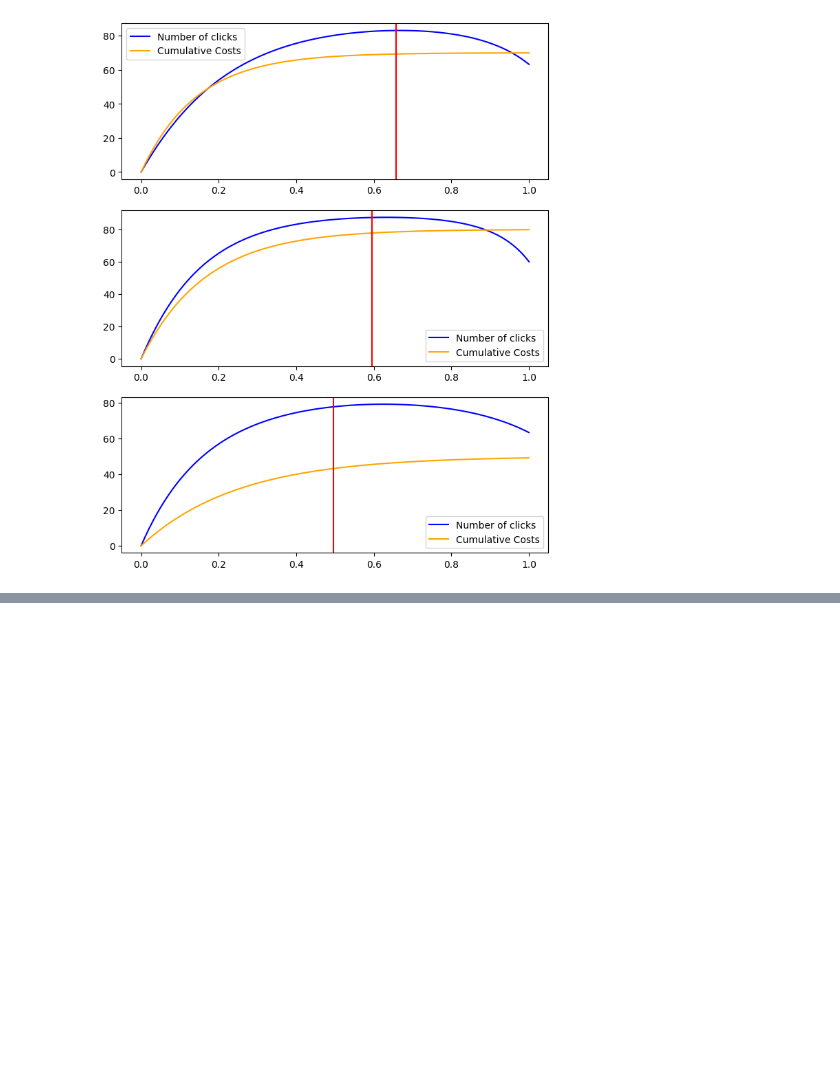
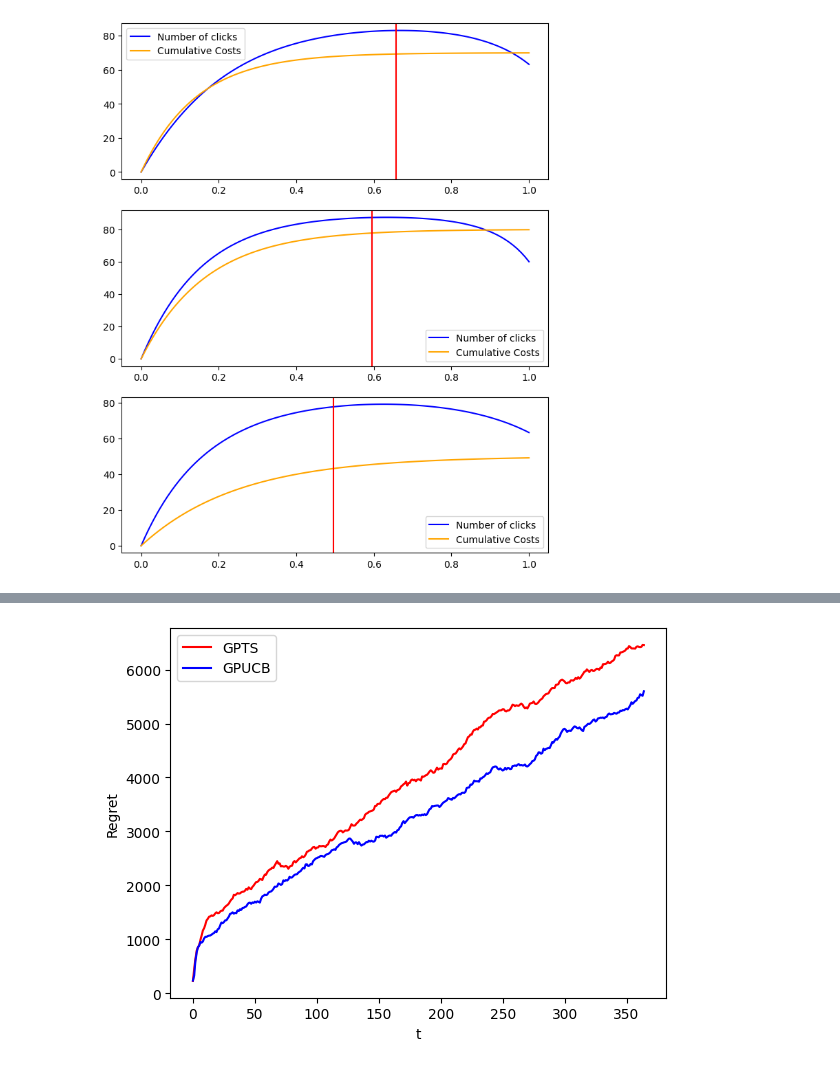
Before and after one commit to ebjaime/OLA-project, a Jupyter notebook: Step4/Jaime/part_4.1.ipynb, the cells around one changed output, grey strips where cells are left out. Drawn from its saved outputs; the diff is of its cells as text; code cells hidden in the pictures; blank space fills up the shorter version.

Commit message:
Total Regret + FIXs

```diff
--- a/Step4/Jaime/part_4.1.ipynb
+++ b/Step4/Jaime/part_4.1.ipynb
@@ -350,7 +350,7 @@ for e in tqdm(range(0,n_experiments)):  # cycle on experiments
           pulled_price = pricing_learners_gpts[i].pull_arm()
           reward_price = env.pricing_round(pulled_price, i)
           pricing_learners_gpts[i].update(pulled_price, reward_price)
-        gpts_daily_pricing_rewards[i] = np.append(gpts_daily_pricing_rewards[i], np.sum(pricing_learners_gpts[i].collected_rewards[-reward_click_ts:]))
+        gpts_daily_pricing_rewards[i] = np.append(gpts_daily_pricing_rewards[i], (reward_click_ts>0)*np.sum(pricing_learners_gpts[i].collected_rewards[-reward_click_ts:]))
 
     # GPUCB
     for i in range(3):
@@ -361,7 +361,7 @@ for e in tqdm(range(0,n_experiments)):  # cycle on experiments
         pulled_price = pricing_learners_gpucb[i].pull_arm()
         reward_price = env.pricing_round(pulled_price, i)
         pricing_learners_gpucb[i].update(pulled_price, reward_price)
-      gpucb_daily_pricing_rewards[i] = np.append(gpucb_daily_pricing_rewards[i],np.sum(pricing_learners_gpucb[i].collected_rewards[-reward_click_ucb:]))
+      gpucb_daily_pricing_rewards[i] = np.append(gpucb_daily_pricing_rewards[i],(reward_click_ucb>0)*np.sum(pricing_learners_gpucb[i].collected_rewards[-reward_click_ucb:]))
   for i in range(3):
     gpts_rewards_per_experiment[i].append(gpts_daily_pricing_rewards[i] - gpts_learners[i].collected_costs)
     gpucb_rewards_per_experiment[i].append(gpucb_daily_pricing_rewards[i] - gpucb_learners[i].collected_costs)
@@ -378,0 +382,12 @@ plt.show
+# %%
+opt = np.sum([opt_rate[i]*prices[i][np.argmax(p[i]*prices[i])]*clicks(opt_bid[i], params_clicks[i]) - costs(opt_bid[i], params_costs[i]) for i in range(3)])
+
+plt.figure(0)
+plt.ylabel("Regret")
+plt.xlabel("t")
+plt.plot(np.cumsum(np.mean(opt - np.sum(gpts_rewards_per_experiment, axis=0), axis = 0)), 'r-')
+plt.plot(np.cumsum(np.mean(opt - np.sum(gpucb_rewards_per_experiment, axis=0), axis = 0)), 'b-')
+plt.legend(["GPTS","GPUCB"])
+plt.show()
+# %% [output]
+[figure, added]
```
Also changed, not shown: parts of 2 cells of this notebook.
